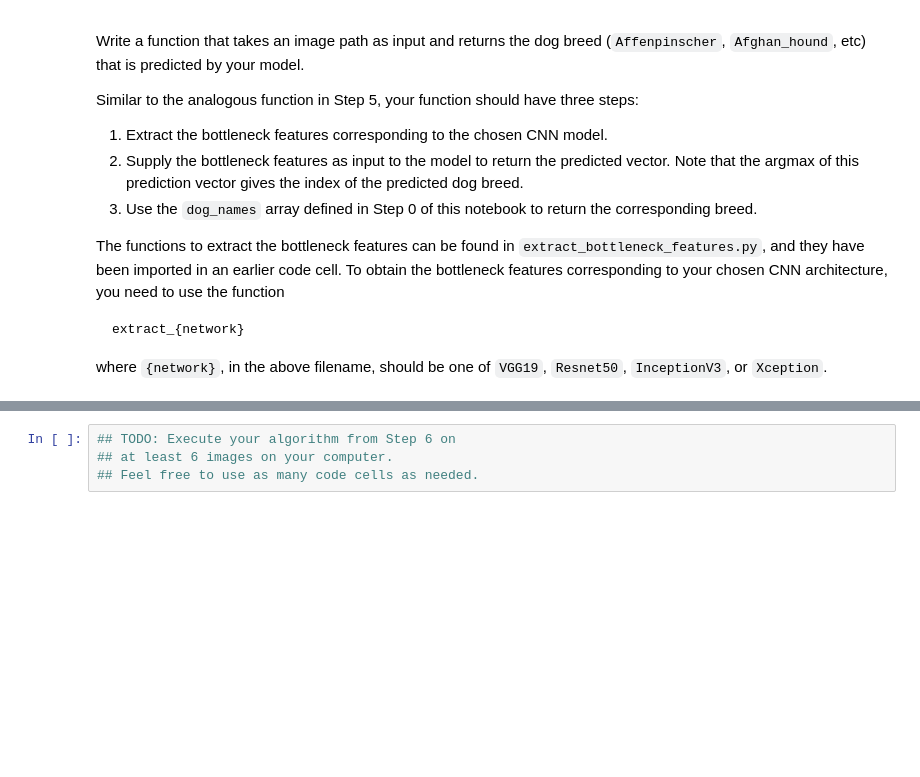
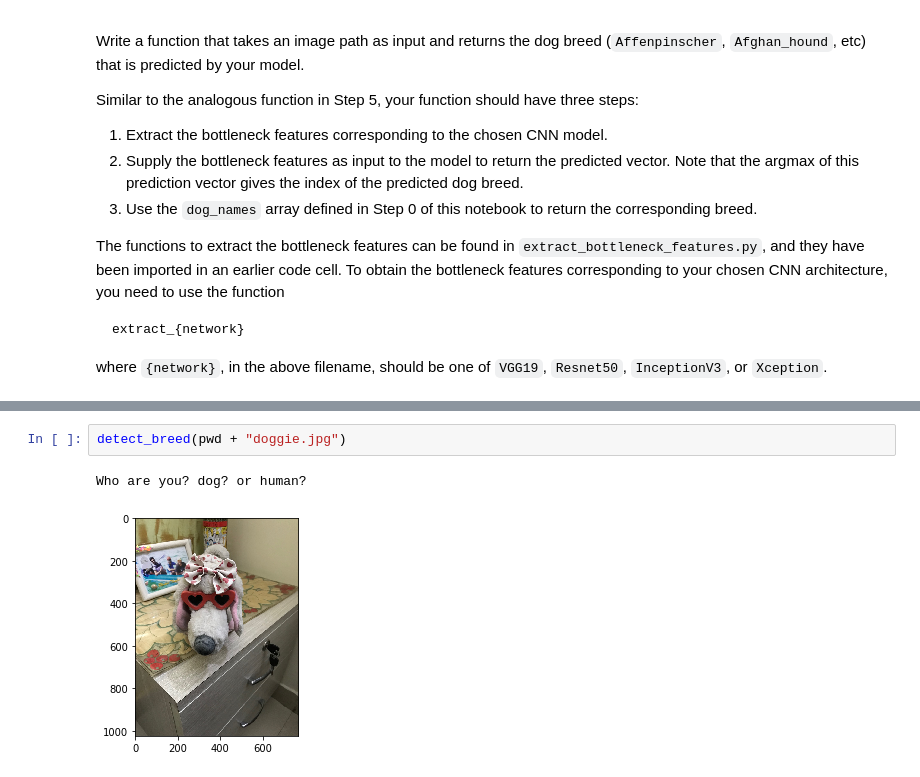
Before and after one commit to aac9095/Dog-Breed-classifier, a Jupyter notebook: dog_app.ipynb, the cells around one changed output, grey strips where cells are left out. Drawn from its saved outputs; the diff is of its cells as text; blank space fills up the shorter version.

```diff
--- a/dog_app.ipynb
+++ b/dog_app.ipynb
@@ -750,4 +817,5 @@ __Answer:__
-# %%
-## TODO: Execute your algorithm from Step 6 on
-## at least 6 images on your computer.
-## Feel free to use as many code cells as needed.
+# %%
+detect_breed(pwd + "doggie.jpg")
+# %% [output]
+Who are you? dog? or human?
+[figure, added]
```
Also changed, not shown: parts of 22 cells of this notebook, 2 other files.
